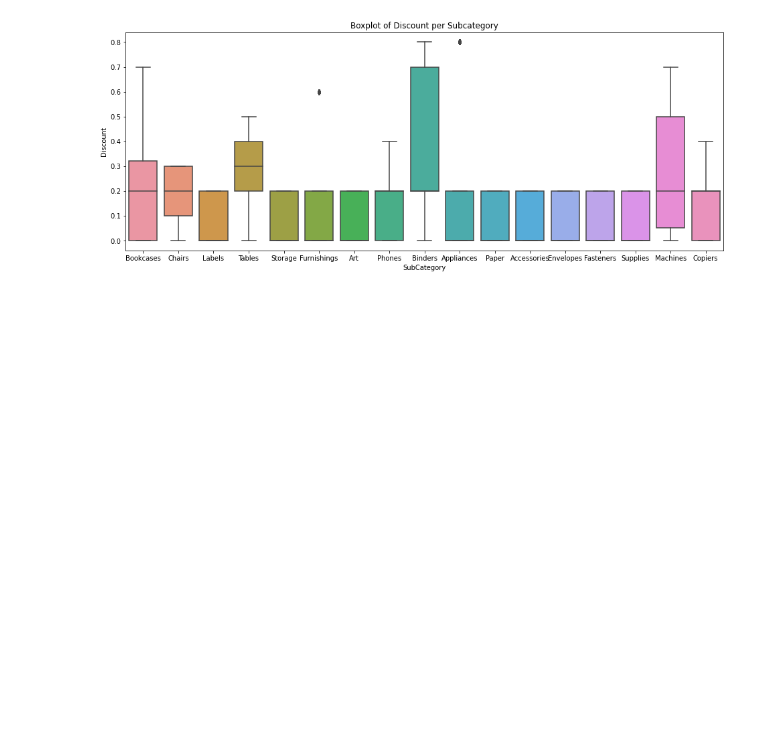
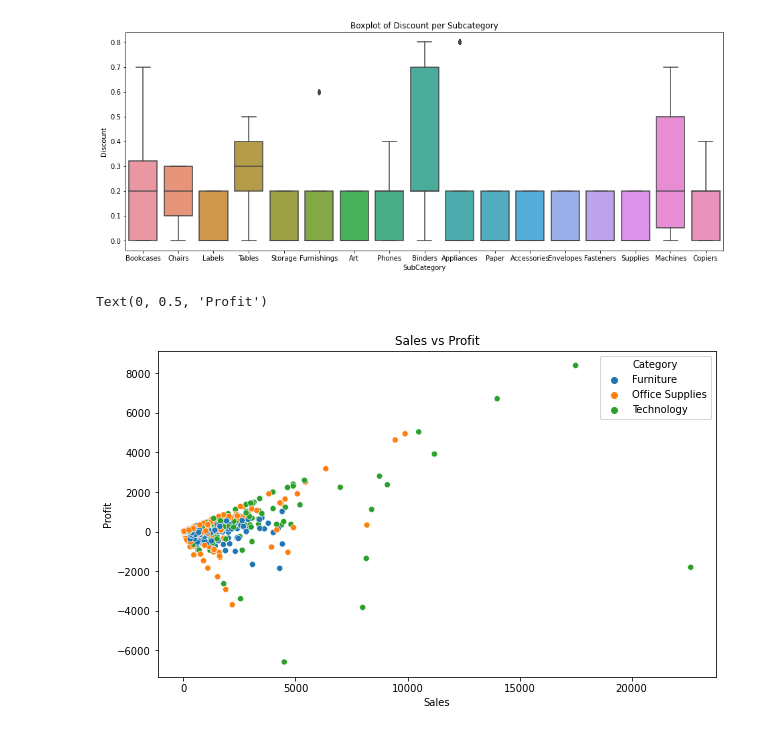
Before and after one commit to juiceHN/d2mpython, a Jupyter notebook: Python_Project.ipynb, the cells around one changed output. Drawn from its saved outputs; the diff is of its cells as text; code cells hidden in the pictures; blank space fills up the shorter version.

```diff
--- a/Python_Project.ipynb
+++ b/Python_Project.ipynb
@@ -226,3 +249,13 @@ chart.set_title('Boxplot of Discount per Subcategory')
 # %% [output]
 Text(0.5, 1.0, 'Boxplot of Discount per Subcategory')
 [figure]
+# %%
+#Scatter plot of sales and profit per Category
+plt.figure(figsize=(10,6))
+chart=sb.scatterplot(data=fhand, x='Sales',y='Profit',hue='Category')
+chart.set_title('Sales vs Profit')
+chart.set_xlabel('Sales')
+chart.set_ylabel('Profit')
+# %% [output]
+Text(0, 0.5, 'Profit')
+[figure, added]
```
Also changed, not shown: parts of 8 cells of this notebook.
